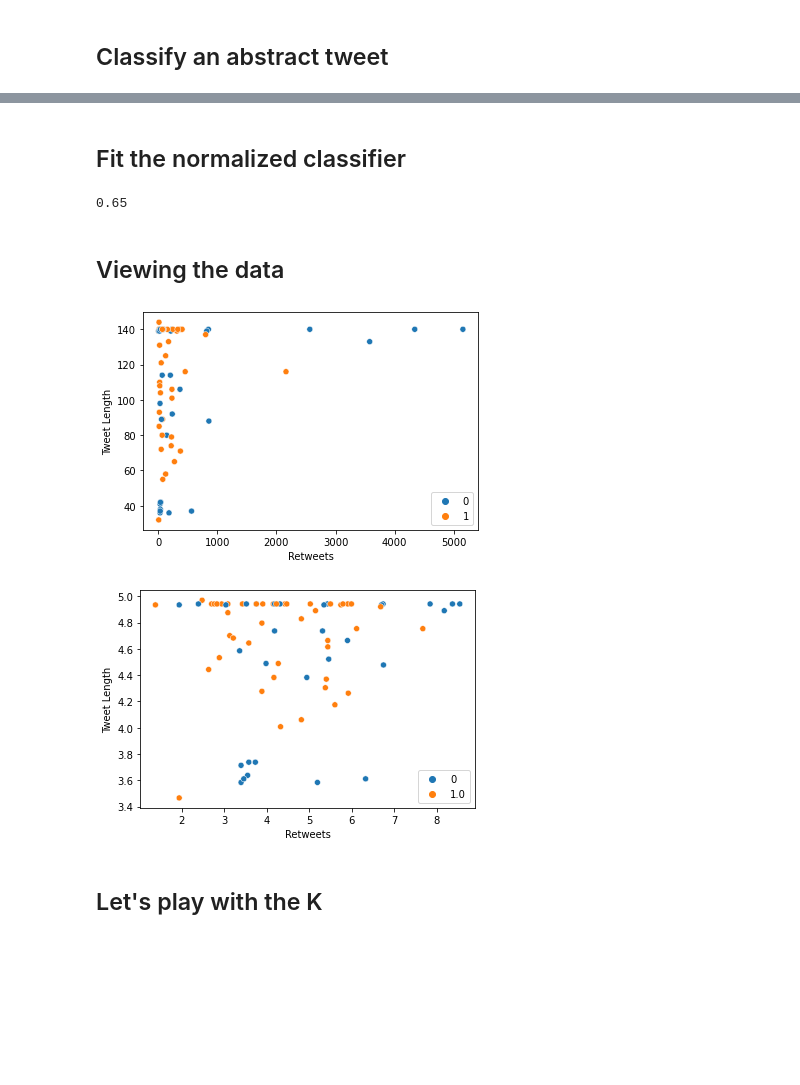
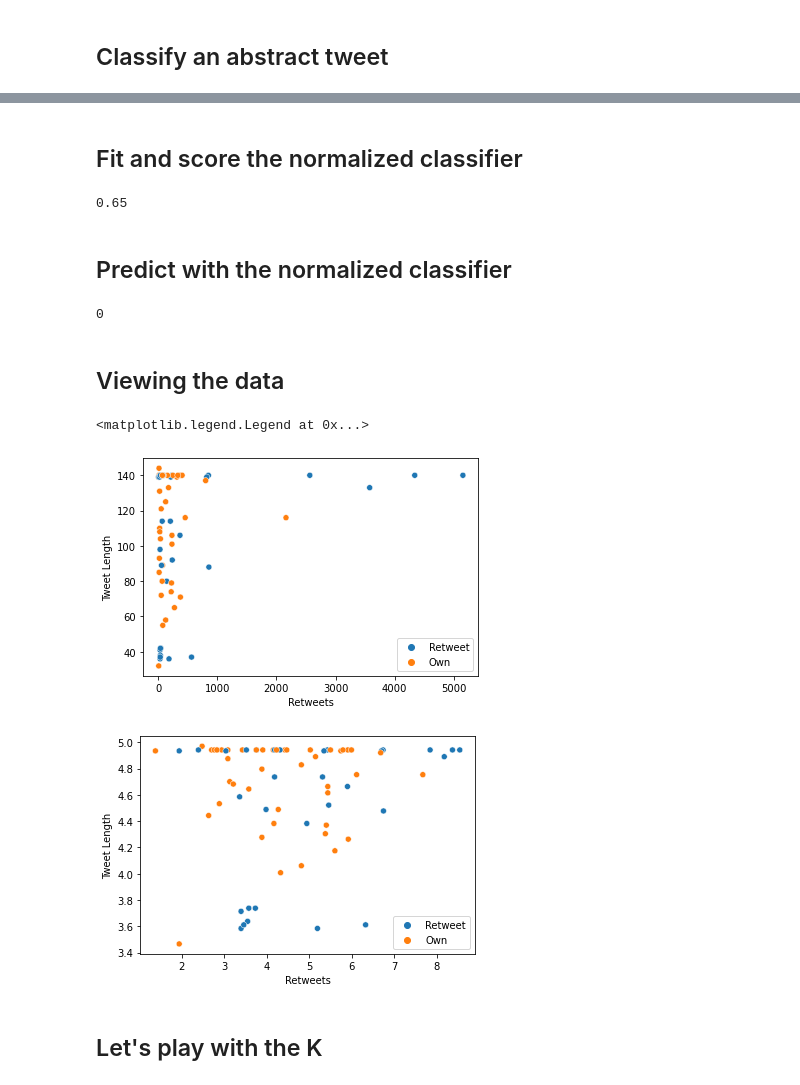
Before and after one commit to romatsypin/data-science, a Jupyter notebook: Assignment1.ipynb, the cells around one changed output, grey strips where cells are left out. Saved outputs shown, nothing was run; the diff lists cells and outputs as text; code cells hidden in the pictures; blank space fills up the shorter version.

```diff
--- a/Assignment1.ipynb
+++ b/Assignment1.ipynb
@@ -133,27 +113,37 @@ array([0], dtype=uint8)
 # %% [markdown]
-## Fit the normalized classifier
+## Fit and score the normalized classifier
 # %%
 knn=KNeighborsClassifier()
 knn.fit(normalized_x_train,y_train)
 print(knn.score(normalized_x_test,y_test))
 # %% [output]
 0.65
+# %% [markdown]
+## Predict with the normalized classifier
+# %%
+knn.predict([[np.log(1000), np.log(10)]])[0]
+# %% [output]
+0
 # %% [markdown]
 ## Viewing the data
 # %%
-sns.scatterplot(data = pd.DataFrame(np.c_[x_train, y_train]), x = 0, y = 1, hue = 2)
+ax = sns.scatterplot(data = pd.DataFrame(np.c_[x_train, y_train]), x = 0, y = 1, hue = 2)
 plt.xlabel('Retweets')
 plt.ylabel("Tweet Length")
-plt.legend().get_texts()[0].set_text("0")
+handles, labels  =  ax.get_legend_handles_labels()
+ax.legend(handles, ['Retweet', 'Own'], loc='lower right')
 # %% [output]
+<matplotlib.legend.Legend at 0x...>
-[figure, old version]
+[figure, new version]
 # %%
-sns.scatterplot(data = pd.DataFrame(np.c_[normalized_x_train, ny_train]), x = 0, y = 1, hue = 2)
+ax = sns.scatterplot(data = pd.DataFrame(np.c_[normalized_x_train, ny_train]), x = 0, y = 1, hue = 2)
 plt.xlabel('Retweets')
 plt.ylabel("Tweet Length")
-plt.legend().get_texts()[0].set_text("0")
+handles, labels  =  ax.get_legend_handles_labels()
+ax.legend(handles, ['Retweet', 'Own'], loc='lower right')
+ax = plt.plot()
 # %% [output]
-[figure, old version]
+[figure, new version]
 # %% [markdown]
 ## Let's play with the K
 # %%
```
Also changed, not shown: parts of 9 cells of this notebook.
